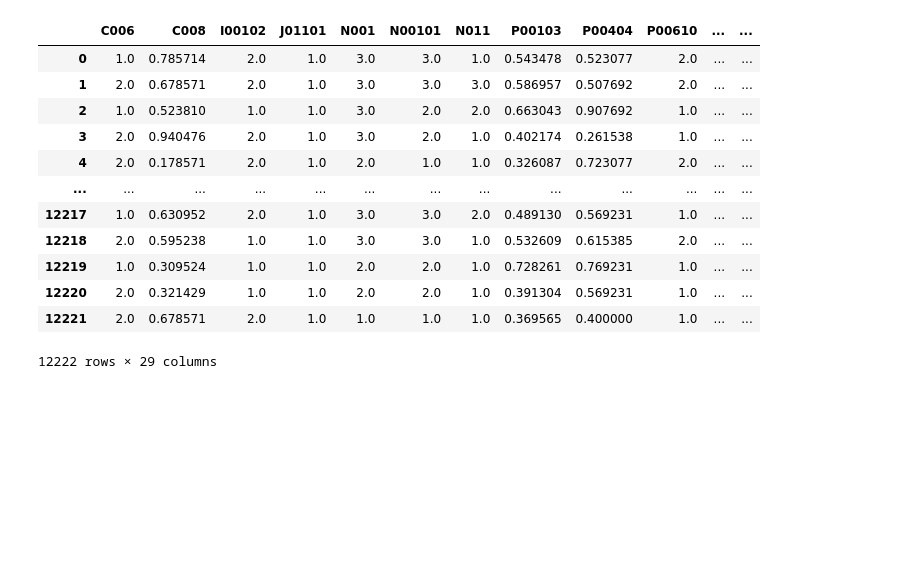
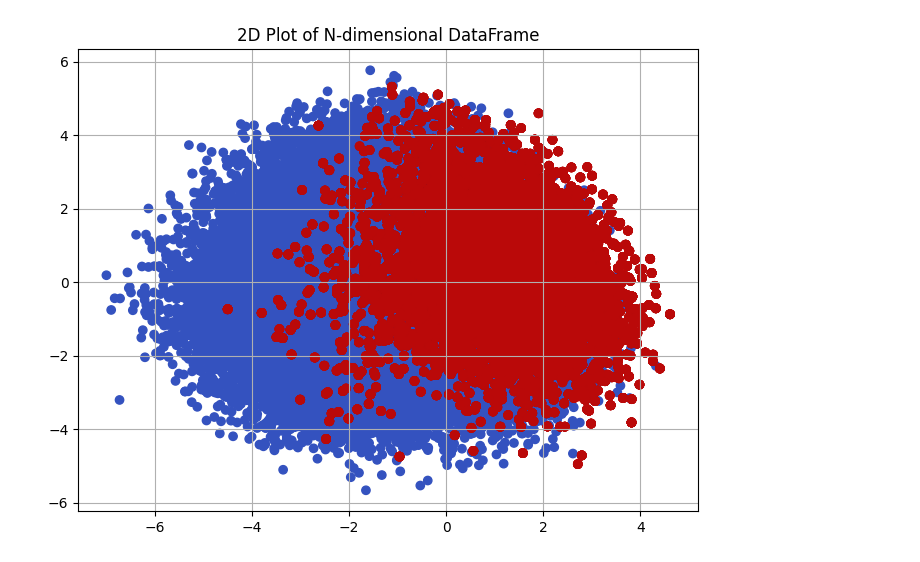
Before and after one commit to Tadleao/IA-Diabetes, a Jupyter notebook: Plot.ipynb, the cells around one changed output. Drawn from its saved outputs; the diff is of its cells as text; code cells hidden in the pictures; blank space fills up the shorter version.

```diff
--- a/Plot.ipynb
+++ b/Plot.ipynb
@@ -8,7 +9,6 @@ from sklearn.decomposition import PCA
 # data.shape should be (n_samples, n_features)
 
 # Reduce the dimensionality to 2 using PCA
-df2 = pd.read_csv('balanced_under.csv')
-colors = df2['Q03001'].map(lambda x: "#44d9ff" if x else "#f95b4a")
-pd.plotting.scatter_matrix(df2, figsize=(10,10), color=colors);
-# Plot the data points in 2D
+df = pd.read_csv('balanced_over.csv')
+df_std = (df - df.mean()) / df.std()
+df_std
@@ -15,16 +29,12 @@ pd.plotting.scatter_matrix(df2, figsize=(10,10), color=colors);
-# %%
-X
-# %% [output]
-|  | C006 | C008 | I00102 | J01101 | N001 | N00101 | N011 | P00103 | P00404 | P00610 | ... | ... |
-| 0 | 1.0 | 0.785714 | 2.0 | 1.0 | 3.0 | 3.0 | 1.0 | 0.543478 | 0.523077 | 2.0 | ... | ... |
-| 1 | 2.0 | 0.678571 | 2.0 | 1.0 | 3.0 | 3.0 | 3.0 | 0.586957 | 0.507692 | 2.0 | ... | ... |
-| 2 | 1.0 | 0.523810 | 1.0 | 1.0 | 3.0 | 2.0 | 2.0 | 0.663043 | 0.907692 | 1.0 | ... | ... |
-| 3 | 2.0 | 0.940476 | 2.0 | 1.0 | 3.0 | 2.0 | 1.0 | 0.402174 | 0.261538 | 1.0 | ... | ... |
-| 4 | 2.0 | 0.178571 | 2.0 | 1.0 | 2.0 | 1.0 | 1.0 | 0.326087 | 0.723077 | 2.0 | ... | ... |
-| ... | ... | ... | ... | ... | ... | ... | ... | ... | ... | ... | ... | ... |
-| 12217 | 1.0 | 0.630952 | 2.0 | 1.0 | 3.0 | 3.0 | 2.0 | 0.489130 | 0.569231 | 1.0 | ... | ... |
-| 12218 | 2.0 | 0.595238 | 1.0 | 1.0 | 3.0 | 3.0 | 1.0 | 0.532609 | 0.615385 | 2.0 | ... | ... |
-| 12219 | 1.0 | 0.309524 | 1.0 | 1.0 | 2.0 | 2.0 | 1.0 | 0.728261 | 0.769231 | 1.0 | ... | ... |
-| 12220 | 2.0 | 0.321429 | 1.0 | 1.0 | 2.0 | 2.0 | 1.0 | 0.391304 | 0.569231 | 1.0 | ... | ... |
-| 12221 | 2.0 | 0.678571 | 2.0 | 1.0 | 1.0 | 1.0 | 1.0 | 0.369565 | 0.400000 | 1.0 | ... | ... |
-12222 rows × 29 columns
+# %%
+pca = PCA(n_components=2)
+pca_result = pca.fit_transform(df_std)
+pca_df = pd.DataFrame(data=pca_result, columns=['PC1', 'PC2'])
+plt.figure(figsize=(8, 6))
+plt.scatter(pca_df['PC1'], pca_df['PC2'], c=df['Q03001'].map({1: '#ba0909', 2: '#3452bf'}))
+plt.title('2D Plot of N-dimensional DataFrame')
+plt.grid(True)
+plt.show()
+# Plot the data points in 2D
+# %% [output]
+[figure, added]
```
Also changed, not shown: parts of 3 cells of this notebook, 19 other files.
